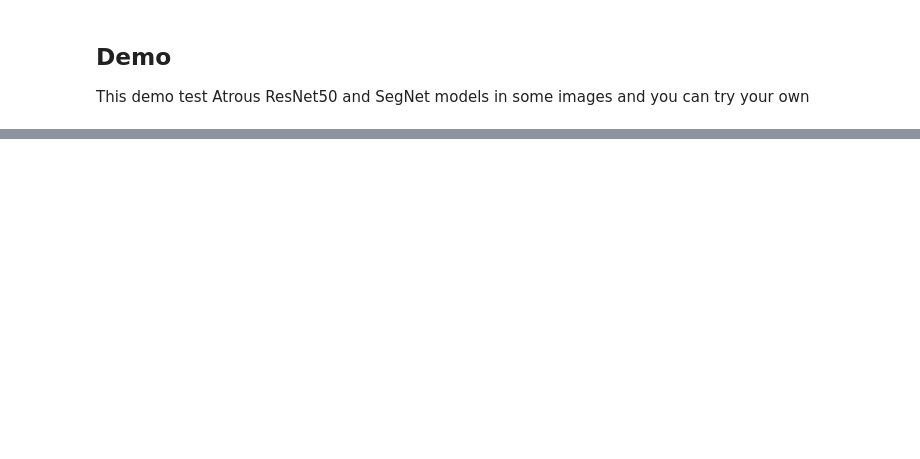
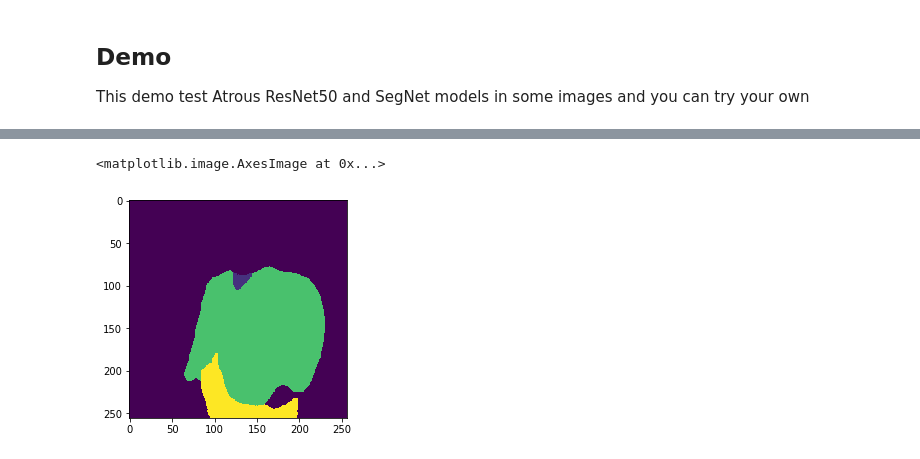
Before and after one commit to hasslercastro/fashion, a Jupyter notebook: Demo.ipynb, the cells around one changed output, grey strips where cells are left out. Saved outputs shown, nothing was run; the diff lists cells and outputs as text; code cells hidden in the pictures; blank space fills up the shorter version.

```diff
--- a/Demo.ipynb
+++ b/Demo.ipynb
@@ -40,0 +47,5 @@ plt.imshow(prediction[0].argmax(-1))
+# %%
+plt.imshow(prediction_segnet[0].argmax(-1))
+# %% [output]
+<matplotlib.image.AxesImage at 0x...>
+[figure, added]
```
Also changed, not shown: parts of 9 cells of this notebook.
